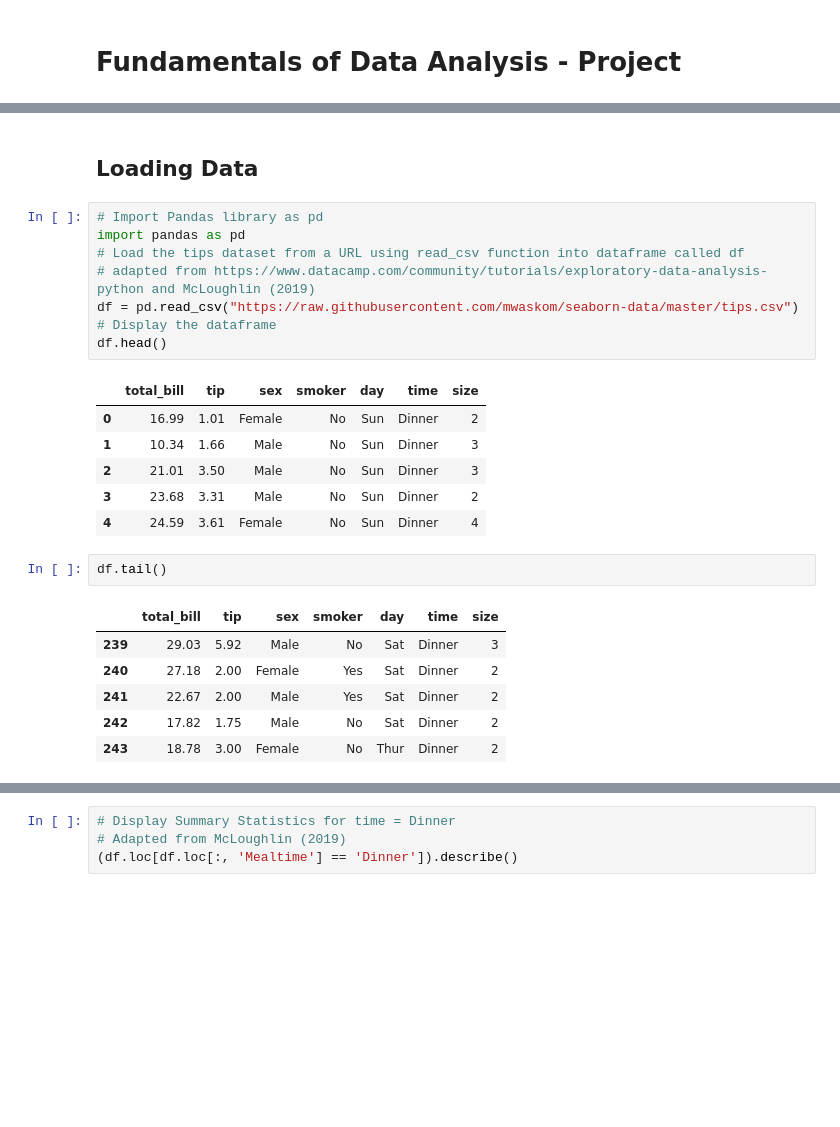
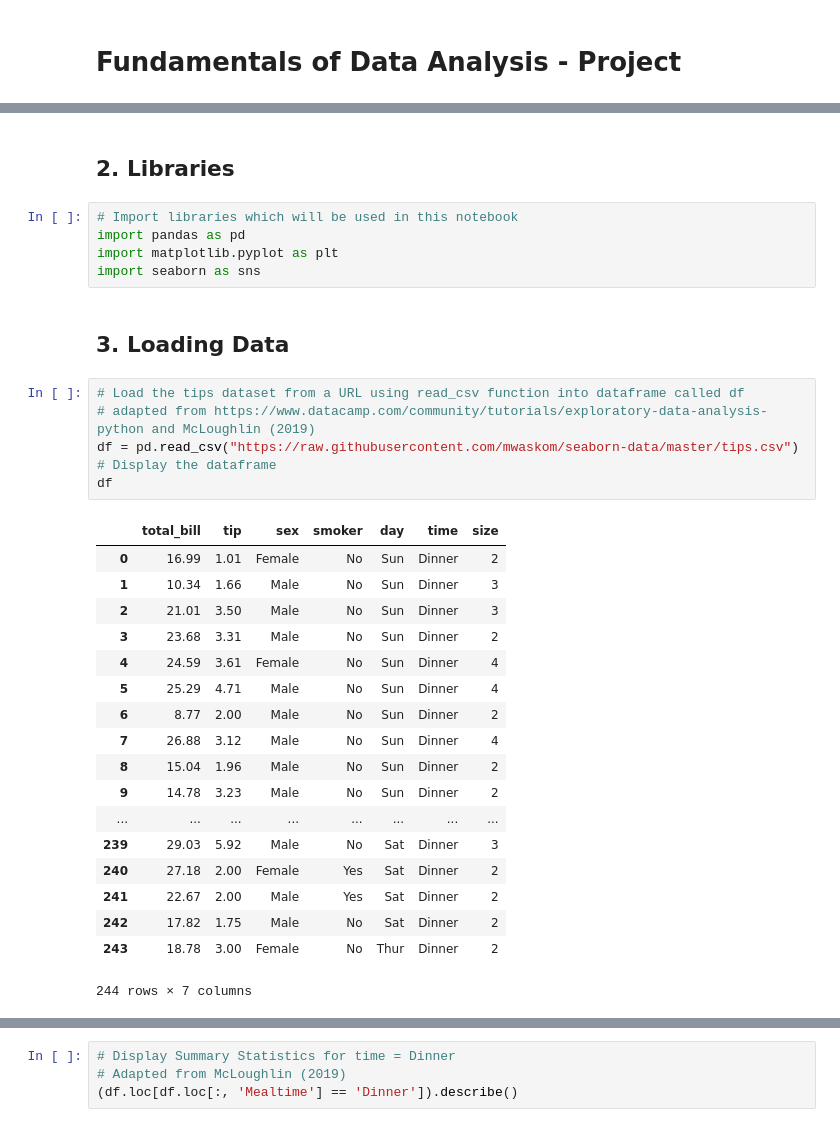
Before and after one commit to pcaulfie/fundamentals-project, a Jupyter notebook: Fundamentals of Data Analysis.ipynb, the cells around one changed output, grey strips where cells are left out. Saved outputs shown, nothing was run; the diff lists cells and outputs as text; blank space fills up the shorter version.

Commit message:
updated the section containing basic description of the data to make it clearer and added some references

```diff
--- a/Fundamentals of Data Analysis.ipynb
+++ b/Fundamentals of Data Analysis.ipynb
@@ -17,30 +26,38 @@ Details:
 * day of the week - i.e. Thur, Fri, Sat, Sun
 * time of day - ie Lunch or Dinner
 * size of the party
+# %% [markdown]
+## 2. Libraries <a id='library'></a>
+# %%
+# Import libraries which will be used in this notebook
+import pandas as pd
+import matplotlib.pyplot as plt
+import seaborn as sns
 # %% [markdown]
-## Loading Data
+## 3. Loading Data <a id='load'></a>
 # %%
-# Import Pandas library as pd
-import pandas as pd
 # Load the tips dataset from a URL using read_csv function into dataframe called df
 # adapted from https://www.datacamp.com/community/tutorials/exploratory-data-analysis-python and McLoughlin (2019)
 df = pd.read_csv("https://raw.githubusercontent.com/mwaskom/seaborn-data/master/tips.csv")
 # Display the dataframe
-df.head()
+df
 # %% [output]
 |  | total_bill | tip | sex | smoker | day | time | size |
 | 0 | 16.99 | 1.01 | Female | No | Sun | Dinner | 2 |
 | 1 | 10.34 | 1.66 | Male | No | Sun | Dinner | 3 |
 | 2 | 21.01 | 3.50 | Male | No | Sun | Dinner | 3 |
 | 3 | 23.68 | 3.31 | Male | No | Sun | Dinner | 2 |
 | 4 | 24.59 | 3.61 | Female | No | Sun | Dinner | 4 |
+| 5 | 25.29 | 4.71 | Male | No | Sun | Dinner | 4 |
+| 6 | 8.77 | 2.00 | Male | No | Sun | Dinner | 2 |
+| 7 | 26.88 | 3.12 | Male | No | Sun | Dinner | 4 |
+| 8 | 15.04 | 1.96 | Male | No | Sun | Dinner | 2 |
+| 9 | 14.78 | 3.23 | Male | No | Sun | Dinner | 2 |
+| ... | ... | ... | ... | ... | ... | ... | ... |
+| 239 | 29.03 | 5.92 | Male | No | Sat | Dinner | 3 |
+| 240 | 27.18 | 2.00 | Female | Yes | Sat | Dinner | 2 |
+| 241 | 22.67 | 2.00 | Male | Yes | Sat | Dinner | 2 |
+| 242 | 17.82 | 1.75 | Male | No | Sat | Dinner | 2 |
+| 243 | 18.78 | 3.00 | Female | No | Thur | Dinner | 2 |
+244 rows × 7 columns
-# %%
-df.tail()
-# %% [output]
-|  | total_bill | tip | sex | smoker | day | time | size |
-| 239 | 29.03 | 5.92 | Male | No | Sat | Dinner | 3 |
-| 240 | 27.18 | 2.00 | Female | Yes | Sat | Dinner | 2 |
-| 241 | 22.67 | 2.00 | Male | Yes | Sat | Dinner | 2 |
-| 242 | 17.82 | 1.75 | Male | No | Sat | Dinner | 2 |
-| 243 | 18.78 | 3.00 | Female | No | Thur | Dinner | 2 |
 # %% [markdown]
```
Also changed, not shown: parts of 17 cells of this notebook, 1 other file.
